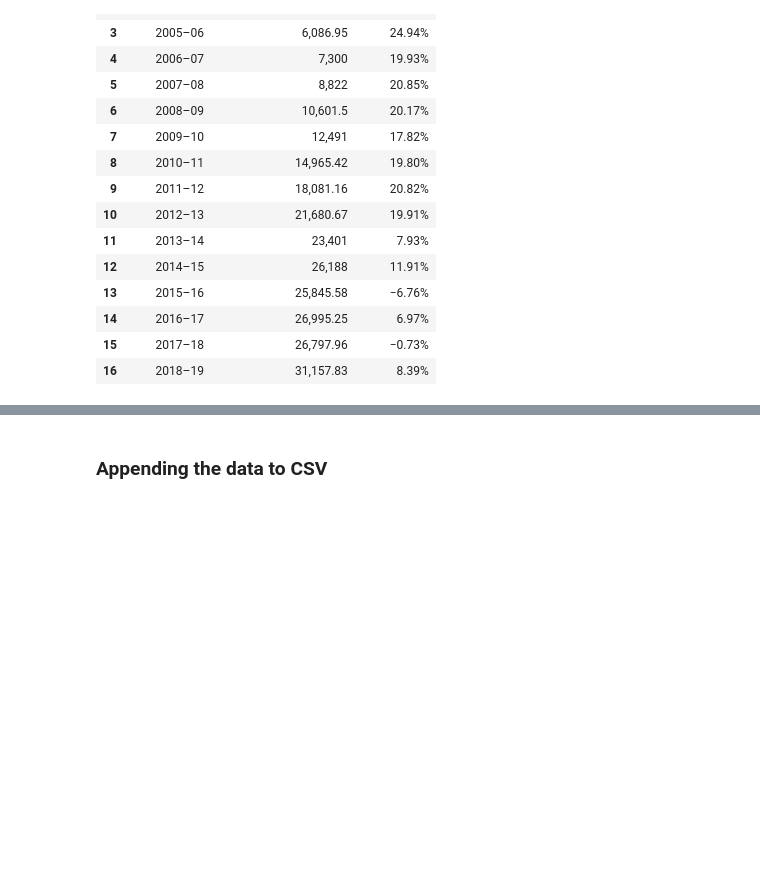
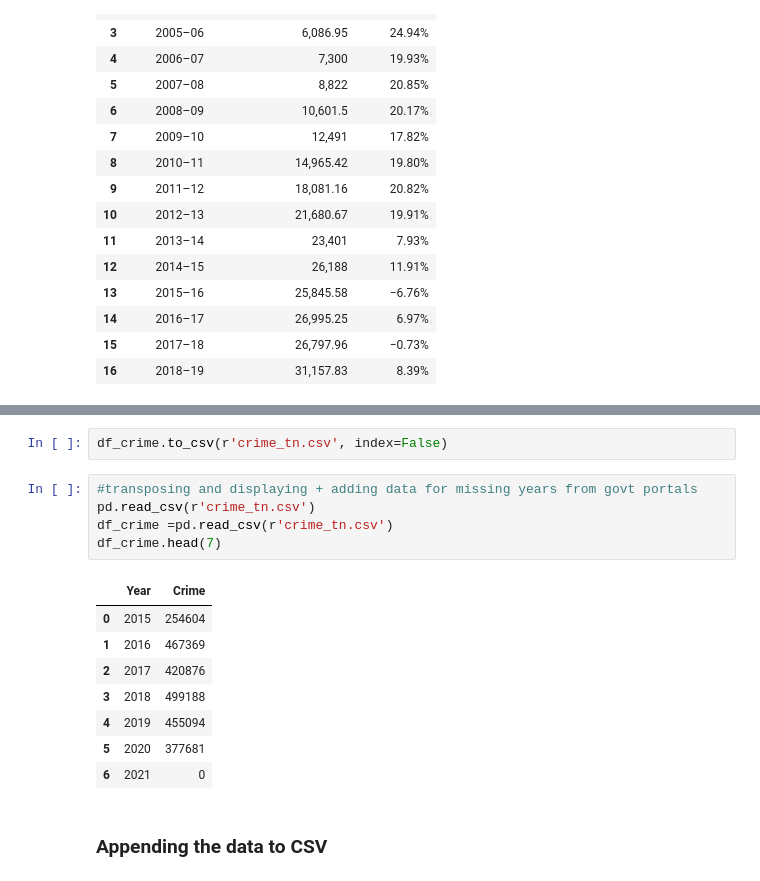
Before and after one commit to Roshni-Bala/Movies-Alcohol-Data-Analysis, a Jupyter notebook: Movies.ipynb, the cells around one changed output, grey strips where cells are left out. Drawn from its saved outputs; the diff is of its cells as text; blank space fills up the shorter version.

```diff
--- a/Movies.ipynb
+++ b/Movies.ipynb
@@ -299,3 +356,19 @@ saved
+# %%
+df_crime.to_csv(r'crime_tn.csv', index=False)
+# %%
+#transposing and displaying + adding data for missing years from govt portals
+pd.read_csv(r'crime_tn.csv')
+df_crime =pd.read_csv(r'crime_tn.csv')
+df_crime.head(7)
+# %% [output]
+|  | Year | Crime |
+| 0 | 2015 | 254604 |
+| 1 | 2016 | 467369 |
+| 2 | 2017 | 420876 |
+| 3 | 2018 | 499188 |
+| 4 | 2019 | 455094 |
+| 5 | 2020 | 377681 |
+| 6 | 2021 | 0 |
 # %% [markdown]
 ### Appending the data to CSV
 # %%
```
Also changed, not shown: parts of 6 cells of this notebook.
